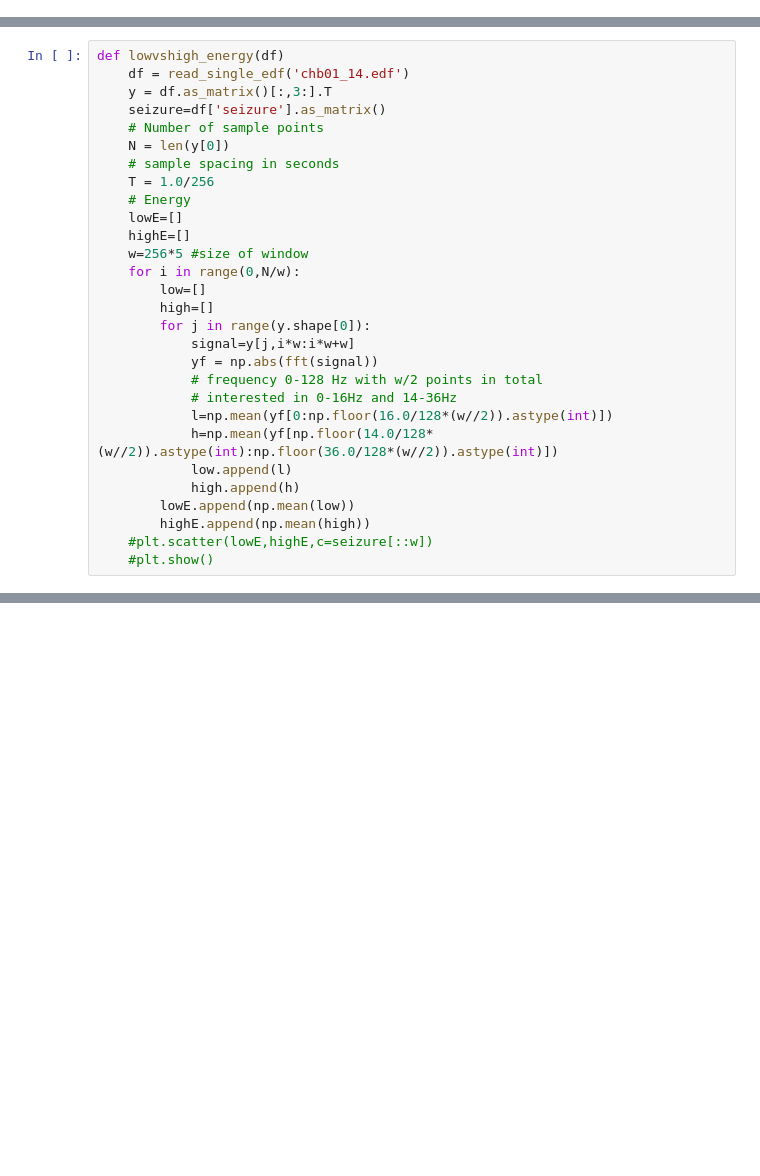
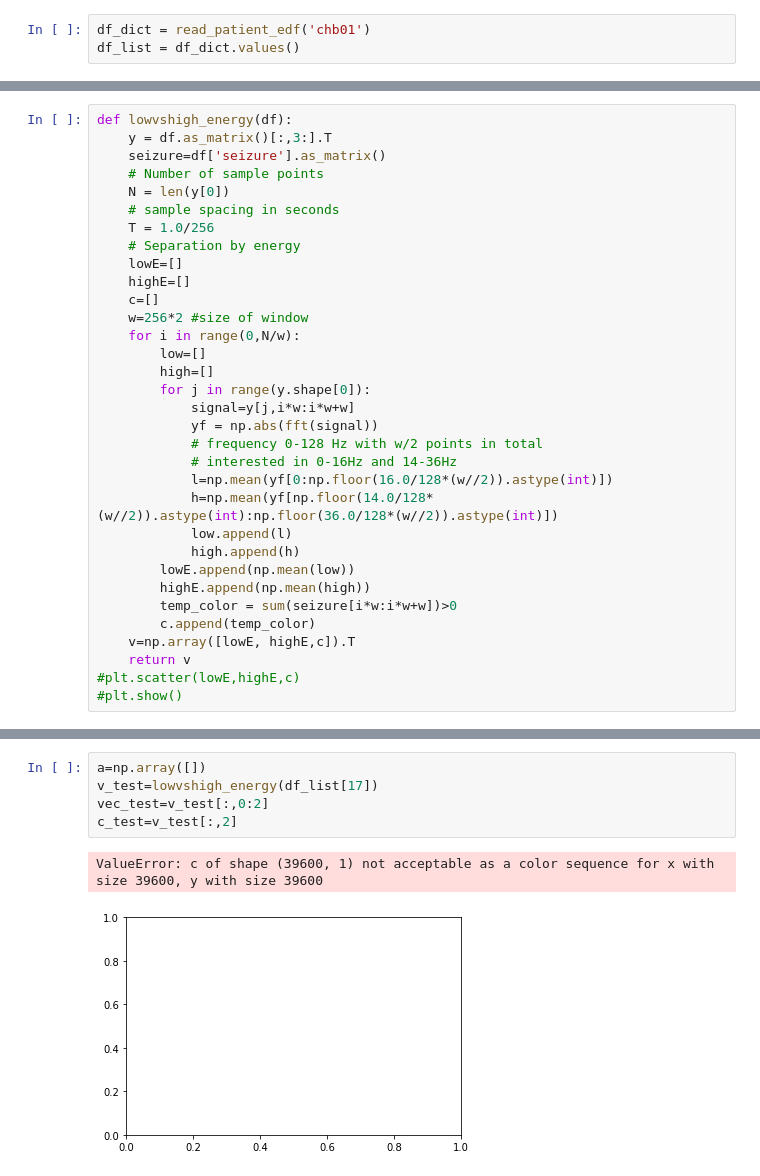
Before and after one commit to alenkran/ANES212_Seizure, a Jupyter notebook: Support Vector Machine.ipynb, the cells around one changed output, grey strips where cells are left out. Saved outputs shown, nothing was run; the diff lists cells and outputs as text; blank space fills up the shorter version.

```diff
--- a/Support Vector Machine.ipynb
+++ b/Support Vector Machine.ipynb
@@ -8 +10,4 @@ from sklearn import svm
 %run scripts/readEDF.py
+# %%
+df_dict = read_patient_edf('chb01')
+df_list = df_dict.values()
@@ -9,16 +32,16 @@ from sklearn import svm
 # %%
-def lowvshigh_energy(df)
-    df = read_single_edf('chb01_14.edf')
+def lowvshigh_energy(df):
     y = df.as_matrix()[:,3:].T
     seizure=df['seizure'].as_matrix()
     # Number of sample points
     N = len(y[0])
     # sample spacing in seconds
     T = 1.0/256
-    # Energy
+    # Separation by energy
     lowE=[]
     highE=[]
-    w=256*5 #size of window
+    c=[]
+    w=256*2 #size of window
     for i in range(0,N/w):
         low=[]
         high=[]
@@ -33,5 +56,9 @@ def lowvshigh_energy(df)
             high.append(h)
         lowE.append(np.mean(low))
         highE.append(np.mean(high))
-    #plt.scatter(lowE,highE,c=seizure[::w])
-    #plt.show()
+        temp_color = sum(seizure[i*w:i*w+w])>0
+        c.append(temp_color)
+    v=np.array([lowE, highE,c]).T
+    return v
+#plt.scatter(lowE,highE,c)
+#plt.show()
@@ -49,0 +163,8 @@ pred = clf.predict(vec)
+# %%
+a=np.array([])
+v_test=lowvshigh_energy(df_list[17])
+vec_test=v_test[:,0:2]
+c_test=v_test[:,2]
+# %% [output]
+ValueError: c of shape (39600, 1) not acceptable as a color sequence for x with size 39600, y with size 39600
+[figure, added]
```
Also changed, not shown: parts of 16 cells of this notebook, 1 other file.
